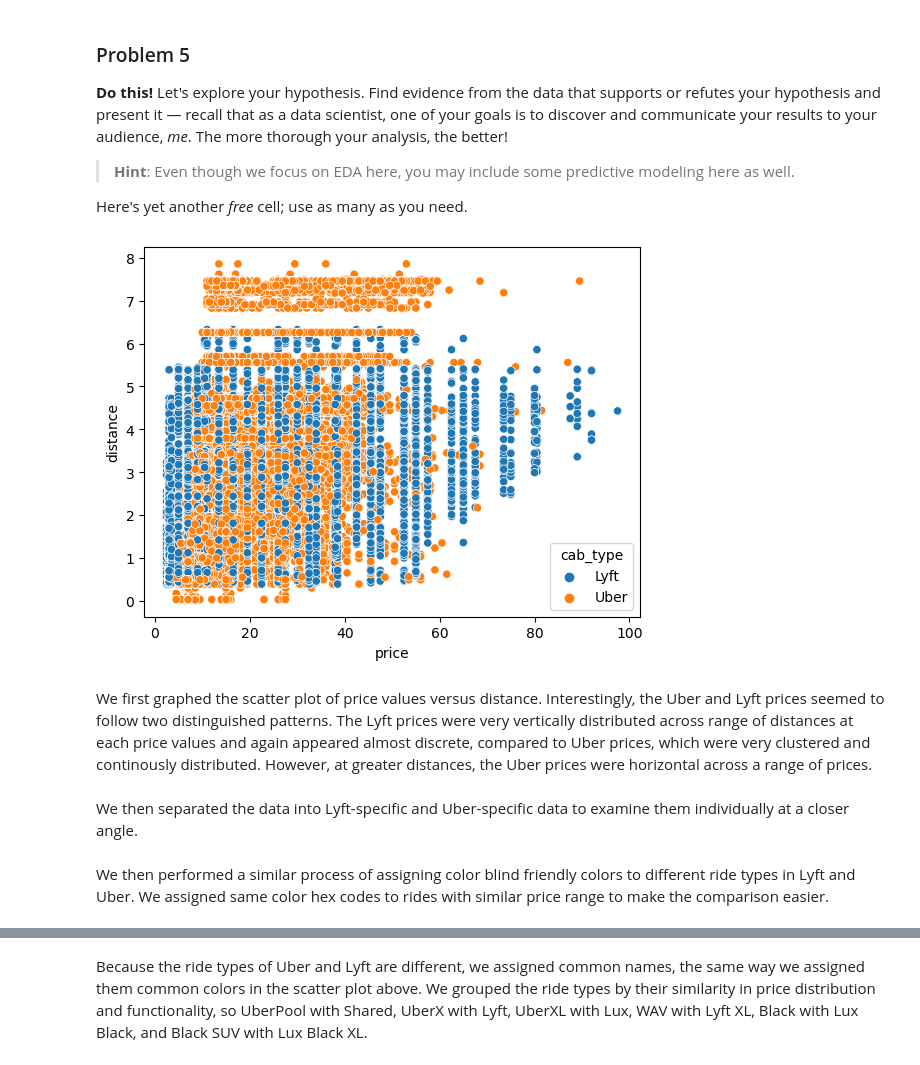
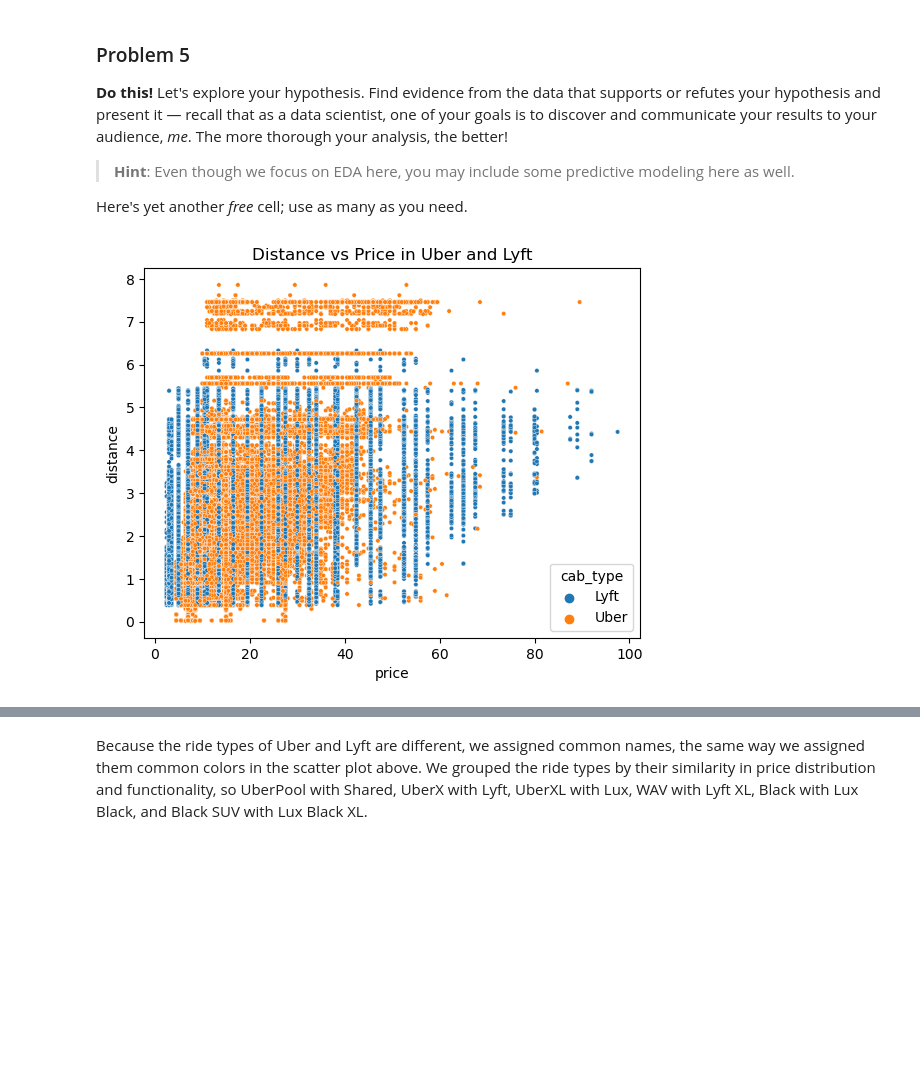
Before and after one commit to jumonlala/217_final_project, a Jupyter notebook: hw6.ipynb, the cells around one changed output, grey strips where cells are left out. Saved outputs shown, nothing was run; the diff lists cells and outputs as text; code cells hidden in the pictures; blank space fills up the shorter version.

Commit message:
Clean up problem 5

```diff
--- a/hw6.ipynb
+++ b/hw6.ipynb
@@ -409,11 +402,8 @@ We hypothesize that distances, surge multipliers, cab types, and certain weather
 
 Here's yet another _free_ cell; use as many as you need.
 # %%
-sns.scatterplot(data = clean_data, x = 'price', y = 'distance', hue = 'cab_type')
+sns.scatterplot(data = clean_data, x = 'price', y = 'distance', hue = 'cab_type', s = 10)
+plt.title("Distance vs Price in Uber and Lyft")
 plt.show()
 # %% [output]
-[figure, old version]
+[figure, new version]
-# %% [markdown]
-We first graphed the scatter plot of price values versus distance. Interestingly, the Uber and Lyft prices seemed to follow two distinguished patterns. The Lyft prices were very vertically distributed across range of distances at each price values and again appeared almost discrete, compared to Uber prices, which were very clustered and continously distributed. However, at greater distances, the Uber prices were horizontal across a range of prices.
-# %% [markdown]
-We then separated the data into Lyft-specific and Uber-specific data to examine them individually at a closer angle.
@@ -423,2 +409,0 @@ uber_data = clean_data[clean_data['cab_type'] == 'Uber']
-# %% [markdown]
-We then performed a similar process of assigning color blind friendly colors to different ride types in Lyft and Uber. We assigned same color hex codes to rides with similar price range to make the comparison easier.
```
Also changed, not shown: parts of 43 cells of this notebook.
